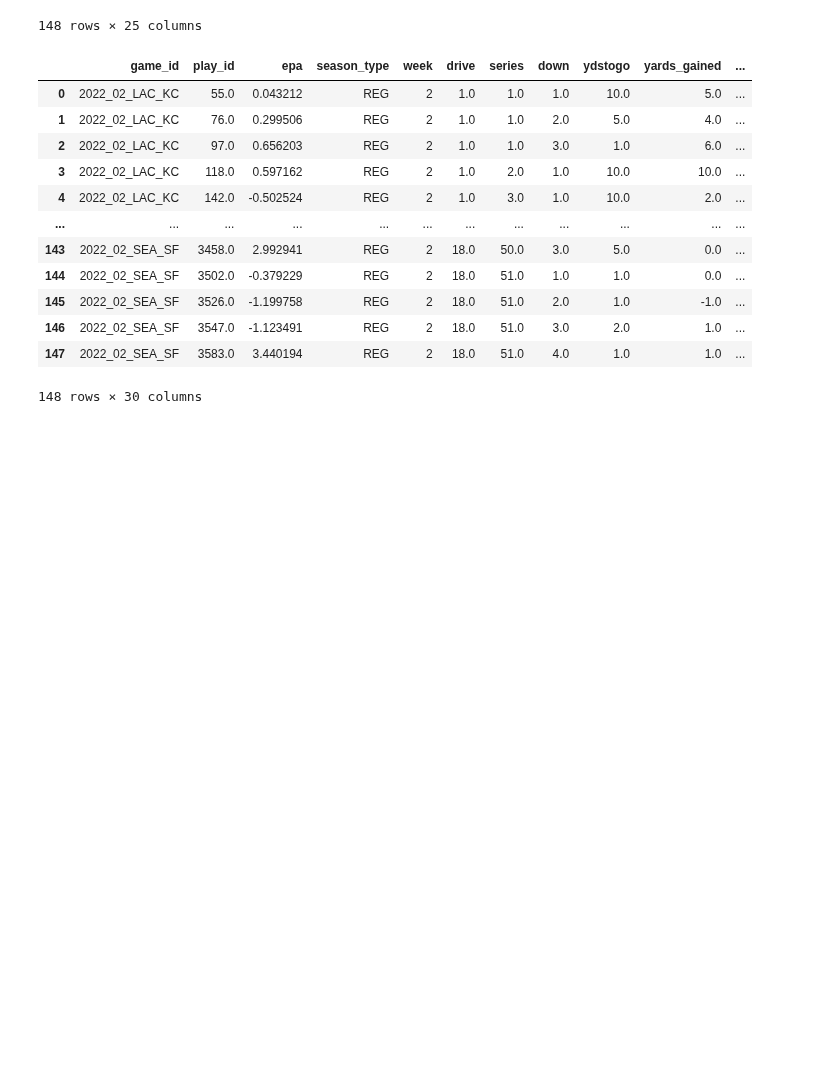
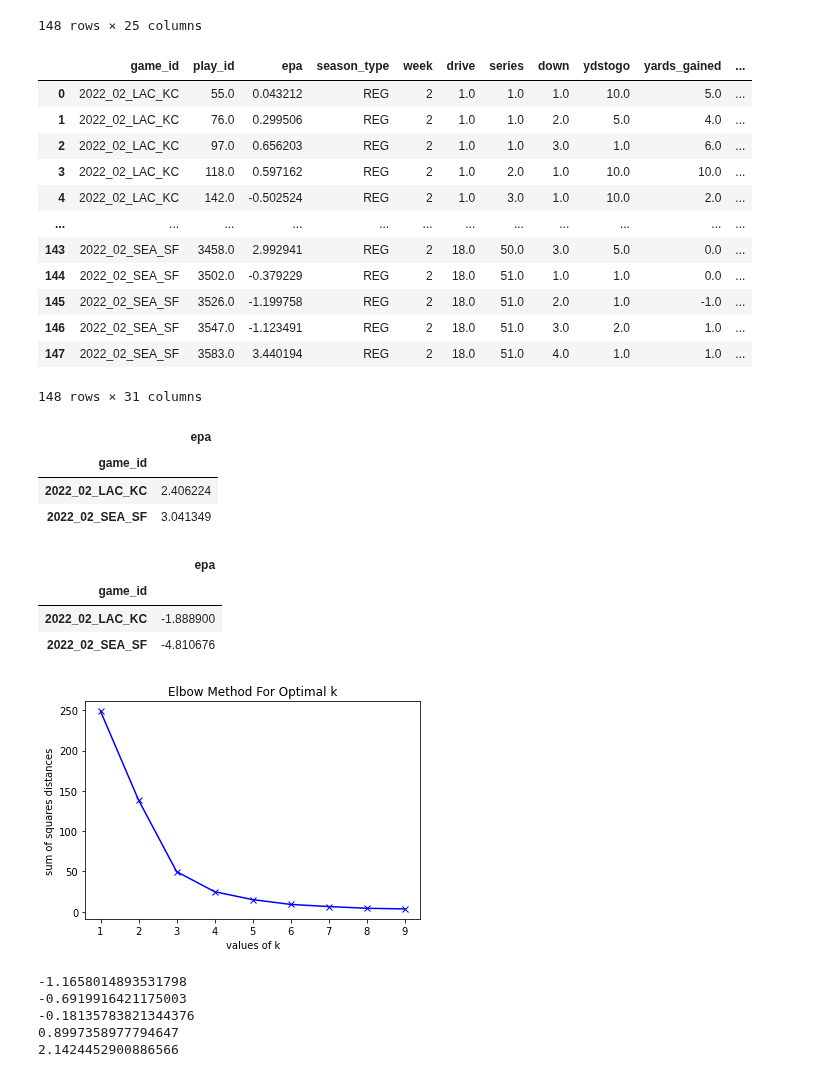
Before and after one commit to keeganheilman/nfl-charts, a Jupyter notebook: explosive_ratio.ipynb, the cells around one changed output. Saved outputs shown, nothing was run; the diff lists cells and outputs as text; code cells hidden in the pictures; blank space fills up the shorter version.

Commit message:
exploration of kmeans clustering of epa distribution in single game

```diff
--- a/explosive_ratio.ipynb
+++ b/explosive_ratio.ipynb
@@ -124,10 +99,11 @@ df_teamEPA
 | 5134 | 2022_02_SEA_SF | 3583.0 | 3.440194 | REG | 2 | 18.0 | 51.0 | 4.0 | 1.0 | 1.0 | ... |
 148 rows × 25 columns
 # %%
-df_groupedEPA = df_teamEPA.groupby(['season','week','posteam']).agg({'epa':[('off_epa_sum','sum'),('off_epa_min','min'),('off_epa_max','max'),('off_epa_median','median'),('off_epa_mean','mean')]})
+df_groupedEPA = df_teamEPA.groupby(['season','week','posteam']).agg({'epa':[('off_epa_sum','sum'),('off_epa_min','min'),('off_epa_max','max'),('off_epa_median','median'),('off_epa_mean','mean'),('off_epa_std','std')]})
 df_groupedEPA.columns = df_groupedEPA.columns.droplevel()
 # %%
-df_teamEPA.merge(df_groupedEPA, on=['season','week','posteam'])
+df_teamEPA = df_teamEPA.merge(df_groupedEPA, on=['season','week','posteam'])
+df_teamEPA
 # %% [output]
 |  | game_id | play_id | epa | season_type | week | drive | series | down | ydstogo | yards_gained | ... |
 | 0 | 2022_02_LAC_KC | 55.0 | 0.043212 | REG | 2 | 1.0 | 1.0 | 1.0 | 10.0 | 5.0 | ... |
@@ -141,4 +117,4 @@ df_teamEPA.merge(df_groupedEPA, on=['season','week','posteam'])
 | 145 | 2022_02_SEA_SF | 3526.0 | -1.199758 | REG | 2 | 18.0 | 51.0 | 2.0 | 1.0 | -1.0 | ... |
 | 146 | 2022_02_SEA_SF | 3547.0 | -1.123491 | REG | 2 | 18.0 | 51.0 | 3.0 | 2.0 | 1.0 | ... |
 | 147 | 2022_02_SEA_SF | 3583.0 | 3.440194 | REG | 2 | 18.0 | 51.0 | 4.0 | 1.0 | 1.0 | ... |
-148 rows × 30 columns
+148 rows × 31 columns
@@ -148,3 +121,17 @@ df_teamEPA.merge(df_groupedEPA, on=['season','week','posteam'])
+# %%
+df_teamEPA[df_teamEPA.epa > (df_teamEPA.off_epa_mean + df_teamEPA.off_epa_std)].groupby(['game_id']).agg({'epa':'mean'})
+# %% [output]
+|  | epa |
+| game_id |  |
+| 2022_02_LAC_KC | 2.406224 |
+| 2022_02_SEA_SF | 3.041349 |
+# %%
+df_teamEPA[df_teamEPA.epa < (df_teamEPA.off_epa_mean - df_teamEPA.off_epa_std)].groupby(['game_id']).agg({'epa':'mean'})
+# %% [output]
+|  | epa |
+| game_id |  |
+| 2022_02_LAC_KC | -1.888900 |
+| 2022_02_SEA_SF | -4.810676 |
 # %%
 # FONT FAMILY
 # add font family
@@ -290,3 +277,18 @@ ax.plot(np.arange(0.0,1.1,0.01),np.arange(0.0,1.1,0.01))
 plt.show()
 # %%
 plt.violinplot(df_notweek.epa, showmeans=True, showmedians=True,showextrema=True)
+# %%
+sum_sq_dists =[]
+clusters = range(1,10)
+for k in clusters:
+    kmeans = KMeans(n_clusters=k, random_state=36)
+    kmeans.fit(df_teamEPA[df_teamEPA.posteam == 'SF'].epa.values.reshape(-1,1))
+    sum_sq_dists.append(kmeans.inertia_)
+
+plt.plot(clusters, sum_sq_dists, 'bx-')
+plt.xlabel("values of k")
+plt.ylabel('sum of squares distances')
+plt.title('Elbow Method For Optimal k')
+plt.show()
+# %% [output]
+[figure, added]
@@ -292,0 +301,10 @@ plt.violinplot(df_notweek.epa, showmeans=True, showmedians=True,showextrema=True
+# %%
+quantiles = [0.1, 0.25, 0.5, 0.75, 0.9]
+for n_quantile in quantiles:
+    print(np.quantile(df_teamEPA[df_teamEPA.posteam == 'SF'].epa, n_quantile))
+# %% [output]
+-1.1658014893531798
+-0.6919916421175003
+-0.18135783821344376
+0.8997358977794647
+2.1424452900886566
```
Also changed, not shown: parts of 8 cells of this notebook.
